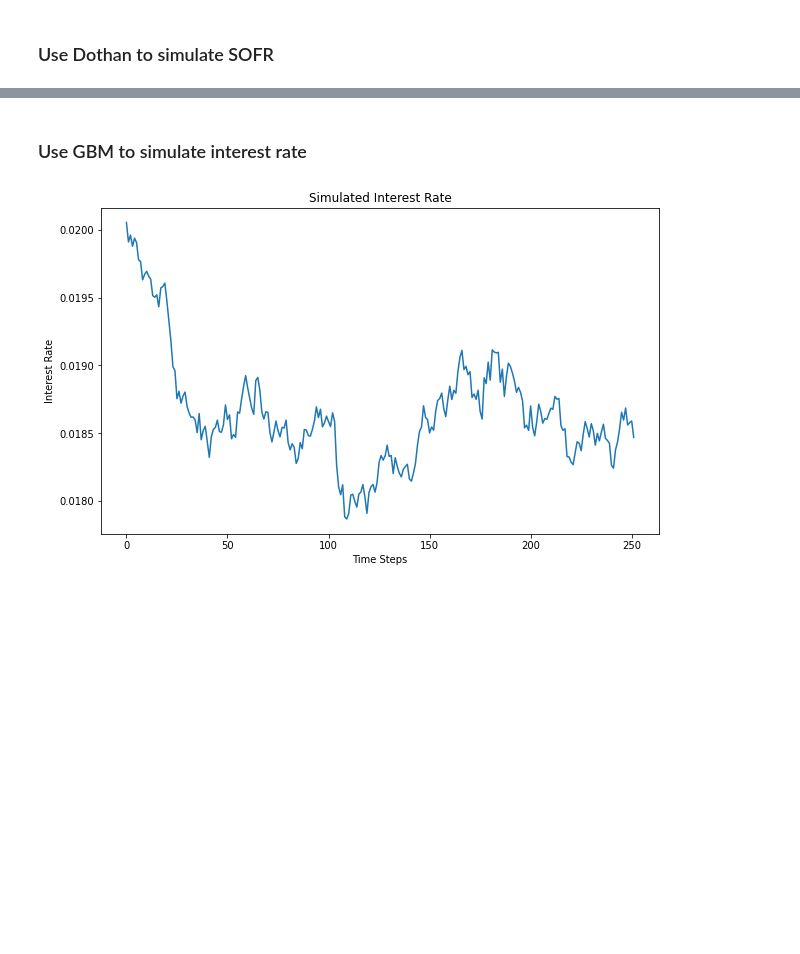
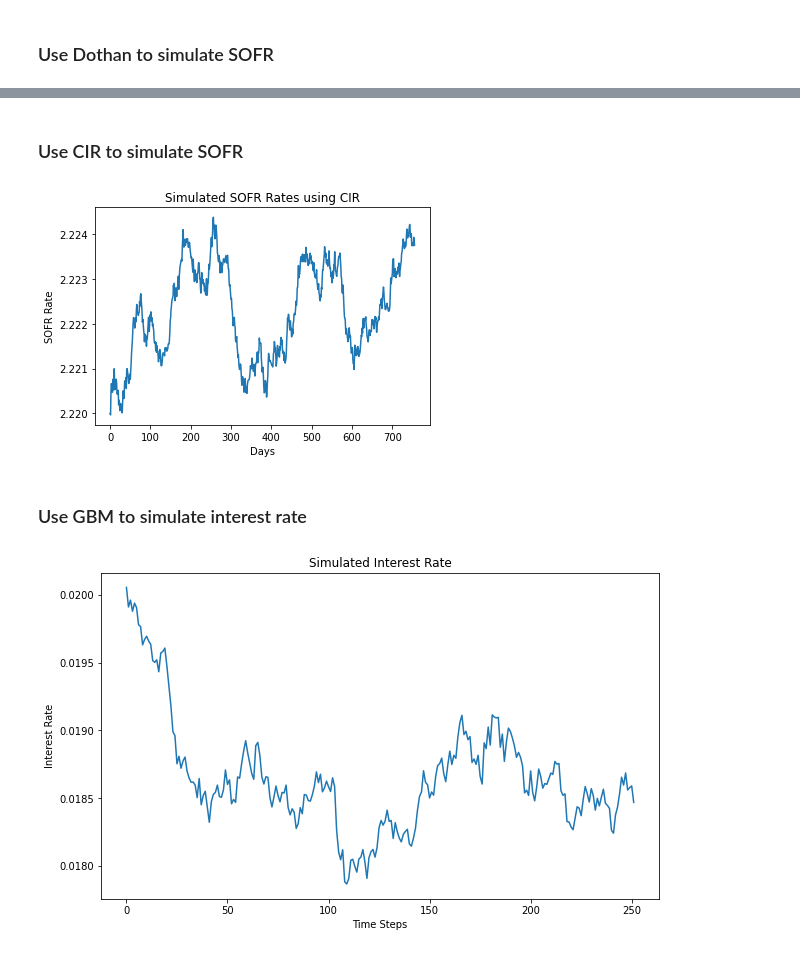
Before and after one commit to rl3279/2023_ieor4735, a Jupyter notebook: FinalProjectStructure.ipynb, the cells around one changed output, grey strips where cells are left out. Drawn from its saved outputs; the diff is of its cells as text; code cells hidden in the pictures; blank space fills up the shorter version.

```diff
--- a/FinalProjectStructure.ipynb
+++ b/FinalProjectStructure.ipynb
@@ -187,3 +173,52 @@ plt.show()
+# %% [markdown]
+### Use CIR to simulate SOFR
+# %%
+## CIR
+sofr_rates = sofr_data['Rate (%)'].copy()
+def param_CIR(historical):
+    delta_r = ((historical.diff() / np.sqrt(historical))).dropna()
+    # Calculate the independent variables X1 and X2
+    X1 = np.full_like(delta_r, 1 / np.sqrt(historical[:-1]))
+    X2 = -np.sqrt(historical[:-1])
+    X = np.column_stack((X1, X2))
+
+    # Add a constant to the independent variables
+    X = sm.add_constant(X)
+
+    # Perform the OLS regression
+    model = sm.OLS(delta_r, X).fit()
+
+    # Extracting parameters
+    ab_est, a_est = model.params[1], -model.params[2]
+    sigma_est = model.bse[1]
+
+    # You would need additional information to separate `a` and `b`
+    b_est = ab_est / a_est
+    return a_est,b_est, sigma_est
+def simulate_CIR(sofr_rates, days=days*T):
+    dt = 1/252
+    rates = [sofr_rates.iloc[-1]]
+    historical = sofr_rates
+    for i in range(1, days):
+        a,b,sigma = param_CIR(historical)
+        dr = a * (b - rates[-1]) * dt + sigma * np.sqrt(rates[-1]) * np.random.normal() * np.sqrt(dt)
+        if max(rates[-1] + dr,0) > 0:
+            rates.append(rates[-1] + dr)
+            historical[len(historical)] = rates[-1]
+
+
+    return rates
+
+simulated_rates = simulate_CIR(sofr_rates)
+
+# Step 5: Plot the Results
+plt.plot(simulated_rates)
+plt.title('Simulated SOFR Rates using CIR')
+plt.xlabel('Days')
+plt.ylabel('SOFR Rate')
+plt.show()
+# %% [output]
+[figure, added]
 # %% [markdown]
 ### Use GBM to simulate interest rate
 # %%
```
Also changed, not shown: parts of 2 cells of this notebook.
